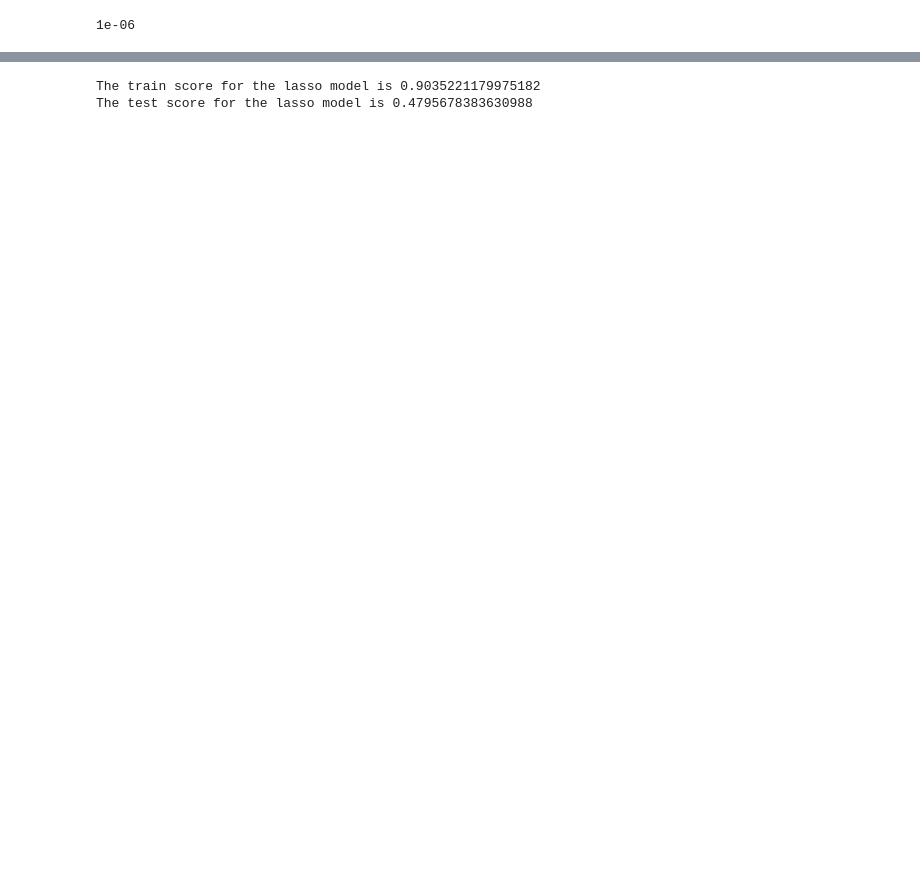
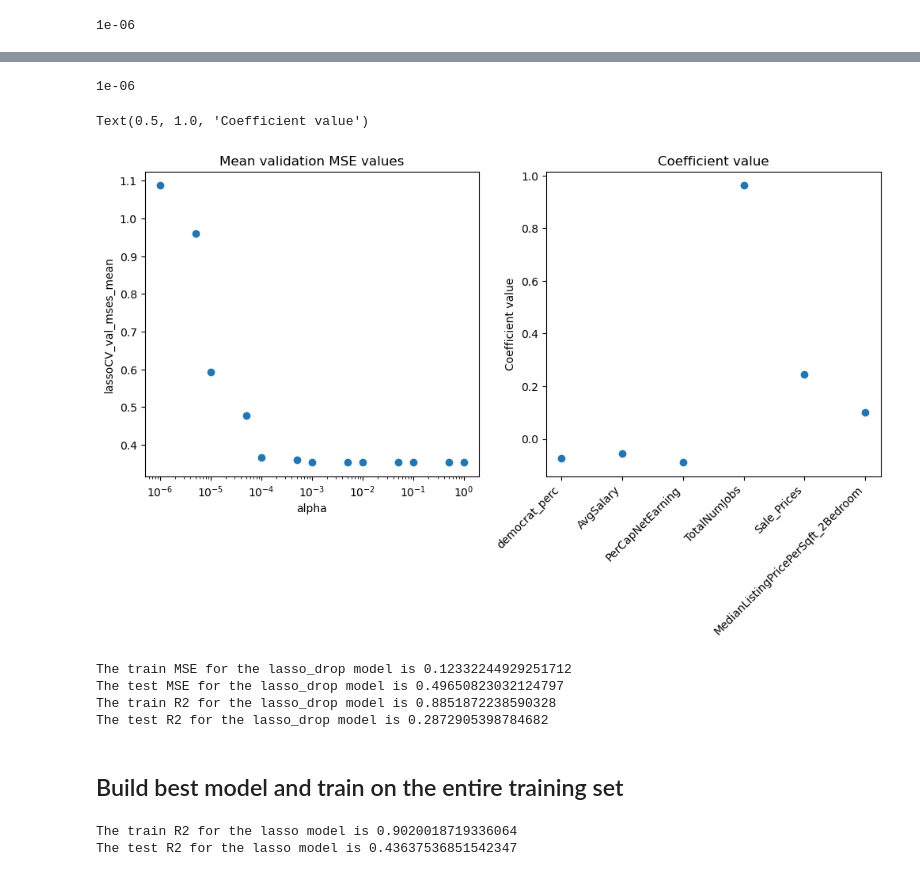
Before and after one commit to RenhaoL/CS109A_AC209A_Fall22_final_project, a Jupyter notebook: src/SL_Linear regression.ipynb, the cells around one changed output, grey strips where cells are left out. Drawn from its saved outputs; the diff is of its cells as text; code cells hidden in the pictures; blank space fills up the shorter version.

```diff
--- a/src/SL_Linear regression.ipynb
+++ b/src/SL_Linear regression.ipynb
@@ -48,0 +240,10 @@ best_alpha
+# %%
+# Drop variable
+
+X_train_drop =  X_train.drop(columns = ["PerCapNetIncome","MedianListingPricePerSqft_1Bedroom",
+                            "MedianListingPricePerSqft_3Bedroom","MedianListingPricePerSqft_4Bedroom",
+                            "MedianListingPricePerSqft_5BedroomOrMore"])
+X_test_drop =  X_test.drop(columns = ["PerCapNetIncome","MedianListingPricePerSqft_1Bedroom",
+                            "MedianListingPricePerSqft_3Bedroom","MedianListingPricePerSqft_4Bedroom",
+                            "MedianListingPricePerSqft_5BedroomOrMore"])
+X_train_drop.head()
@@ -49,10 +257,67 @@ best_alpha
+# %%
+# Initialize lasso model
+a_list = [0.000001, 0.000005, 0.00001, 0.00005, 0.0001, 0.0005, 0.001, 0.005, 0.01, 0.05, 0.1, 0.5, 1] # lists of alpha value
+lasso_drop = LassoCV(n_alphas=len(a_list), alphas=a_list, cv=10, max_iter=100000,random_state=26).fit(X_train_drop, y_train.values.ravel())
+
+# lasso_cv = LassoCV(cv=10,max_iter=100000,random_state=26).fit(X_train,y_train.values.ravel())
+
+# Store the mean cross-validation MSEs across each fold
+lassoCV_val_mses_mean = lasso_drop.mse_path_
+# Save the best 𝛼 based on the mean cross-validation MSE
+best_alpha = lasso_drop.alpha_
+best_alpha
+# %% [output]
+1e-06
+# %%
+fig,axs = plt.subplots(1,2,figsize=(12, 5))
+
+axs[0].scatter(a_list,np.mean(lassoCV_val_mses_mean,axis=1).tolist())
+axs[0].set_xscale('log')
+axs[0].set_xlabel('alpha')
+axs[0].set_ylabel('lassoCV_val_mses_mean')
+axs[0].set_title("Mean validation MSE values")
+
+axs[1].scatter(np.linspace(1,lasso_drop.coef_.shape[0],lasso_drop.coef_.shape[0]),lasso_drop.coef_)
+axs[1].set_xticks(np.arange(1,lasso_drop.coef_.shape[0]+1))
+axs[1].set_xticklabels(X_train_drop.columns, rotation=45, ha='right')
+axs[1].set_ylabel('Coefficient value')
+axs[1].set_title("Coefficient value")
+# %% [output]
+Text(0.5, 1.0, 'Coefficient value')
+[figure, added]
+# %%
+# Make predictions
+y_train_predict = lasso_drop.predict(X_train_drop)
+y_test_predict = lasso_drop.predict(X_test_drop)
+train_mse = mean_squared_error(y_train,y_train_predict)
+test_mse = mean_squared_error(y_test,y_test_predict)
+
+print("The train MSE for the lasso_drop model is " + str(train_mse))
+print("The test MSE for the lasso_drop model is " + str(test_mse))
+
+# Modal diagnostics
+train_score = lasso_drop.score(X_train_drop,y_train)
+test_score = lasso_drop.score(X_test_drop,y_test)
+
+print("The train R2 for the lasso_drop model is " + str(train_score))
+print("The test R2 for the lasso_drop model is " + str(test_score))
+# %% [output]
+The train MSE for the lasso_drop model is 0.12332244929251712
+The test MSE for the lasso_drop model is 0.49650823032124797
+The train R2 for the lasso_drop model is 0.8851872238590328
+The test R2 for the lasso_drop model is 0.2872905398784682
+# %% [markdown]
+## Build best model and train on the entire training set
 # %%
+# Retrain with best alpha and using all the training set
+lasso_best = Lasso(alpha=best_alpha,max_iter=100000,random_state=26).fit(X_train,y_train)
+
 # Modal diagnostics
-train_score = lasso.score(X_train,y_train)
-test_score = lasso.score(X_test,y_test)
+best_train_score = lasso_best.score(X_train,y_train)
+best_test_score = lasso_best.score(X_test,y_test)
 
-print("The train score for the lasso model is " + str(train_score))
-print("The test score for the lasso model is " + str(test_score))
+print("The train R2 for the lasso model is " + str(best_train_score))
+print("The test R2 for the lasso model is " + str(best_test_score))
 # %% [output]
-The train score for the lasso model is 0.9035221179975182
-The test score for the lasso model is 0.4795678383630988
+The train R2 for the lasso model is 0.9020018719336064
+The test R2 for the lasso model is 0.43637536851542347
```
Also changed, not shown: parts of 21 cells of this notebook.
